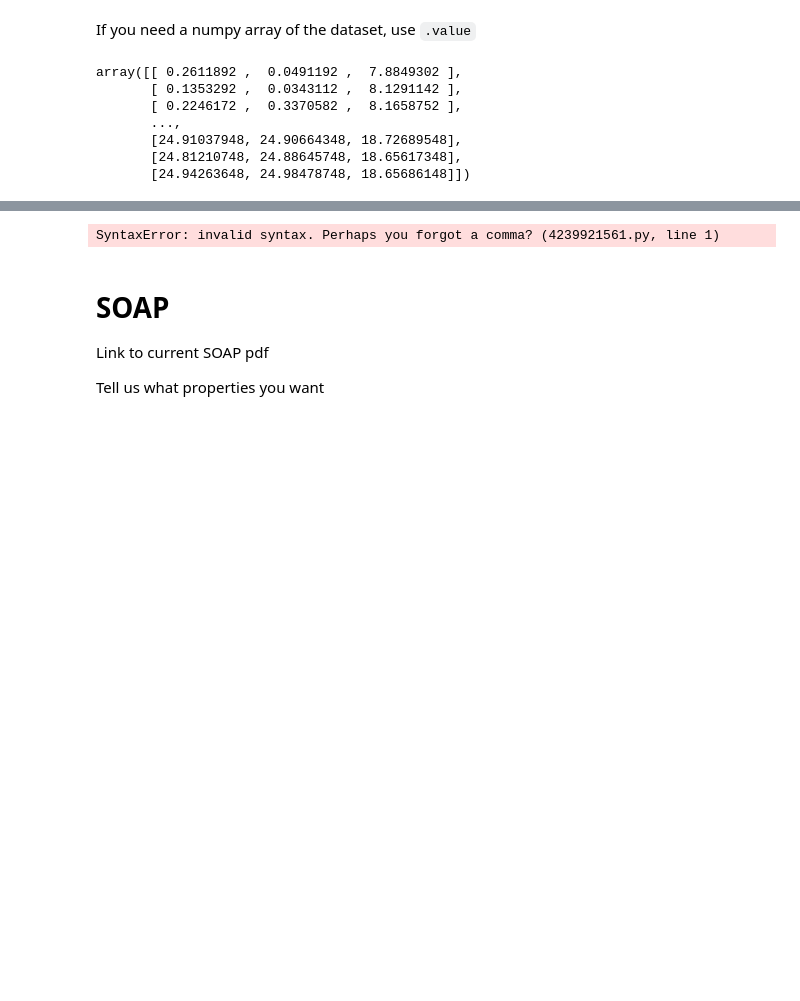
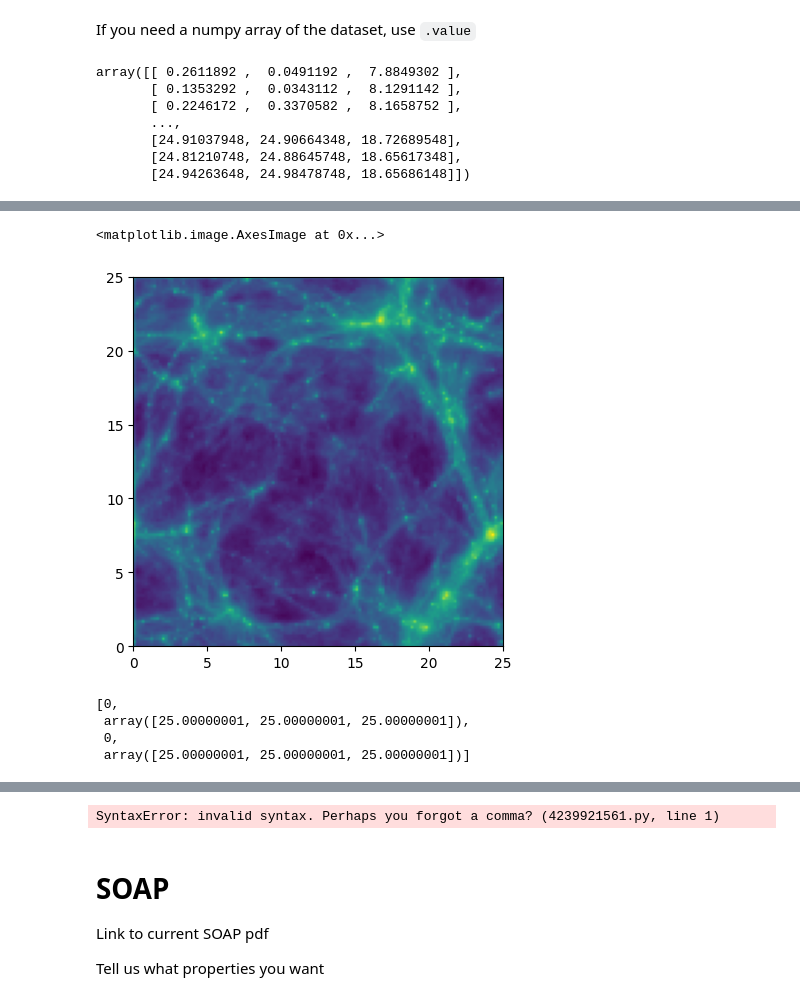
Before and after one commit to robjmcgibbon/COLIBRECON2024, a Jupyter notebook: COLIBRE.ipynb, the cells around one changed output, grey strips where cells are left out. Drawn from its saved outputs; the diff is of its cells as text; code cells hidden in the pictures; blank space fills up the shorter version.

Commit message:
Masking and visualisation

```diff
--- a/COLIBRE.ipynb
+++ b/COLIBRE.ipynb
@@ -170,0 +190,11 @@ array([[ 0.2611892 ,  0.0491192 ,  7.8849302 ],
+# %%
+mask = sw.mask(snapshot_filename)
+boxsize = mask.metadata.boxsize
+
+# Specify the region of the box we want to load (this requires units)
+load_region = [[0.0 * b, 0.2 * b] for b in boxsize]
+print('Load region:', load_region)
+
+mask.constrain_spatial(load_region)
+snap = sw.load(snapshot_filename, mask=mask)
+print(f"Number of gas particles: {snap.metadata.n_gas}")
@@ -170,0 +214,26 @@ array([[ 0.2611892 ,  0.0491192 ,  7.8849302 ],
+# %%
+snap = sw.load(snapshot_filename)
+boxsize = snap.metadata.boxsize[0].to('Mpc').value
+extent = [0, boxsize, 0, boxsize]
+
+mass_map = sw.visualisation.projection.project_gas(
+    snap,
+    resolution=128,
+    project="masses",
+    parallel=True,
+    periodic=True,
+)
+
+mass_map = mass_map.to('Msun/kpc**2').value
+
+plt.imshow(LogNorm()(mass_map), cmap="viridis", extent=extent)
+# %% [output]
+<matplotlib.image.AxesImage at 0x...>
+[figure, added]
+# %%
+extent
+# %% [output]
+[0,
+ array([25.00000001, 25.00000001, 25.00000001]),
+ 0,
+ array([25.00000001, 25.00000001, 25.00000001])]
```
Also changed, not shown: parts of 15 cells of this notebook.
